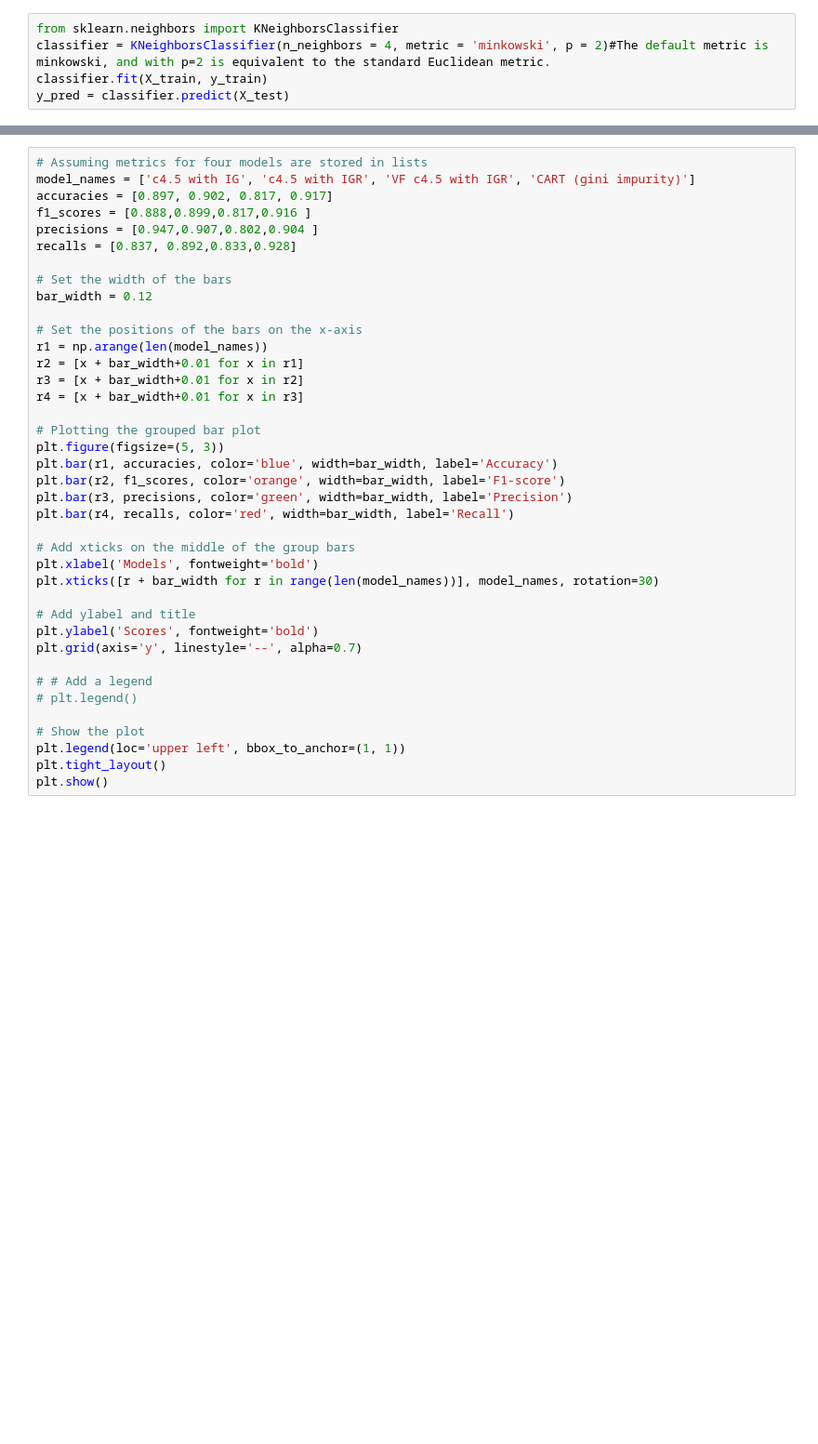
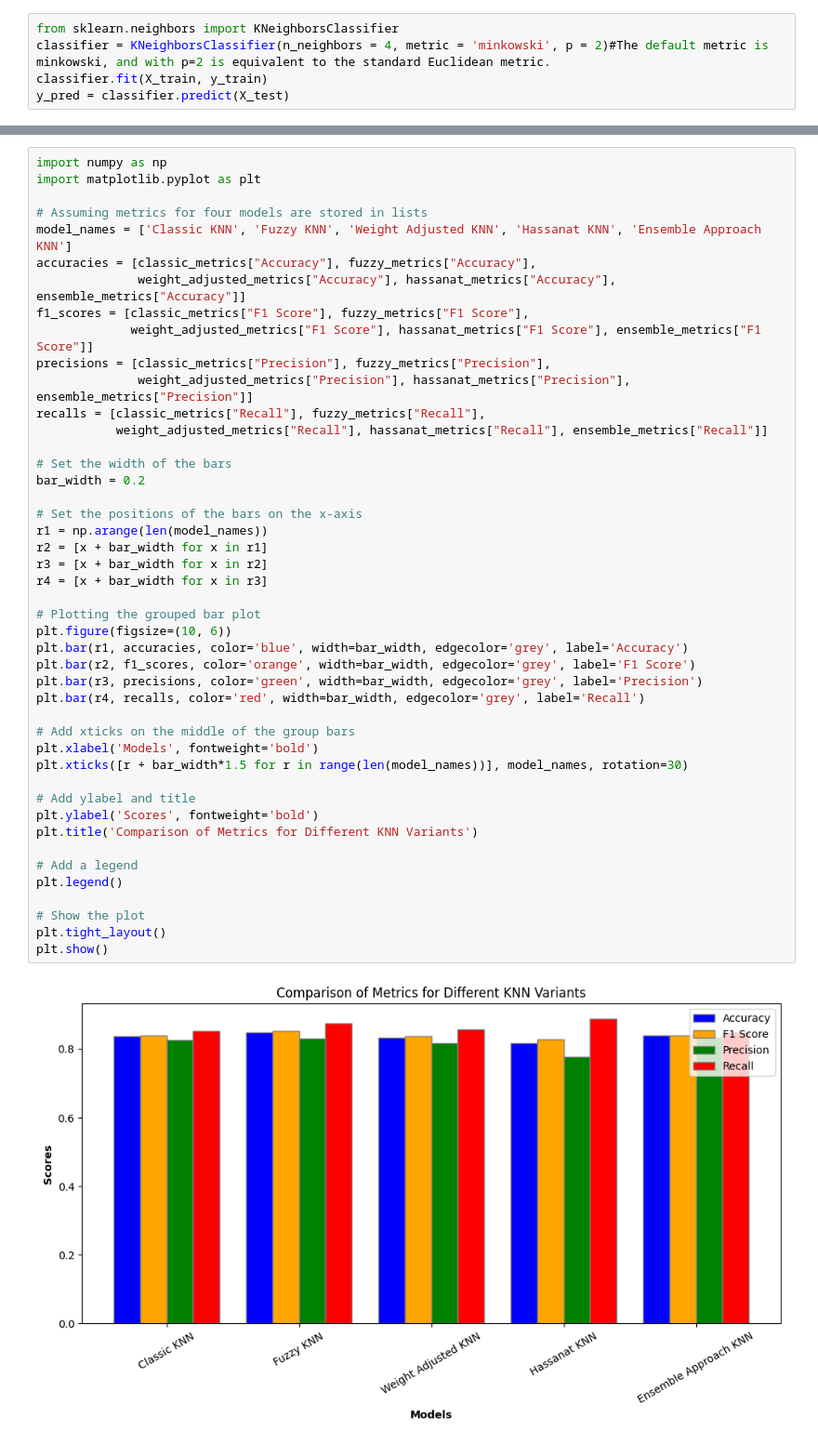
Before and after one commit to mit-riya/Phishing-URL-Detection, a Jupyter notebook: knn-algorithms.ipynb, the cells around one changed output, grey strips where cells are left out. Shown at 93% size. Drawn from its saved outputs; the diff is of its cells as text; blank space fills up the shorter version.

```diff
--- a/knn-algorithms.ipynb
+++ b/knn-algorithms.ipynb
@@ -714,39 +698,47 @@ print(precision_score(y_test, y_pred))
 # %%
+import numpy as np
+import matplotlib.pyplot as plt
+
 # Assuming metrics for four models are stored in lists
-model_names = ['c4.5 with IG', 'c4.5 with IGR', 'VF c4.5 with IGR', 'CART (gini impurity)']
-accuracies = [0.897, 0.902, 0.817, 0.917]
-f1_scores = [0.888,0.899,0.817,0.916 ]
-precisions = [0.947,0.907,0.802,0.904 ]
-recalls = [0.837, 0.892,0.833,0.928]
+model_names = ['Classic KNN', 'Fuzzy KNN', 'Weight Adjusted KNN', 'Hassanat KNN', 'Ensemble Approach KNN']
+accuracies = [classic_metrics["Accuracy"], fuzzy_metrics["Accuracy"],
+              weight_adjusted_metrics["Accuracy"], hassanat_metrics["Accuracy"], ensemble_metrics["Accuracy"]]
+f1_scores = [classic_metrics["F1 Score"], fuzzy_metrics["F1 Score"],
+             weight_adjusted_metrics["F1 Score"], hassanat_metrics["F1 Score"], ensemble_metrics["F1 Score"]]
+precisions = [classic_metrics["Precision"], fuzzy_metrics["Precision"],
+              weight_adjusted_metrics["Precision"], hassanat_metrics["Precision"], ensemble_metrics["Precision"]]
+recalls = [classic_metrics["Recall"], fuzzy_metrics["Recall"],
+           weight_adjusted_metrics["Recall"], hassanat_metrics["Recall"], ensemble_metrics["Recall"]]
 
 # Set the width of the bars
-bar_width = 0.12
+bar_width = 0.2
 
 # Set the positions of the bars on the x-axis
 r1 = np.arange(len(model_names))
-r2 = [x + bar_width+0.01 for x in r1]
-r3 = [x + bar_width+0.01 for x in r2]
-r4 = [x + bar_width+0.01 for x in r3]
+r2 = [x + bar_width for x in r1]
+r3 = [x + bar_width for x in r2]
+r4 = [x + bar_width for x in r3]
 
 # Plotting the grouped bar plot
-plt.figure(figsize=(5, 3))
-plt.bar(r1, accuracies, color='blue', width=bar_width, label='Accuracy')
-plt.bar(r2, f1_scores, color='orange', width=bar_width, label='F1-score')
-plt.bar(r3, precisions, color='green', width=bar_width, label='Precision')
-plt.bar(r4, recalls, color='red', width=bar_width, label='Recall')
+plt.figure(figsize=(10, 6))
+plt.bar(r1, accuracies, color='blue', width=bar_width, edgecolor='grey', label='Accuracy')
+plt.bar(r2, f1_scores, color='orange', width=bar_width, edgecolor='grey', label='F1 Score')
+plt.bar(r3, precisions, color='green', width=bar_width, edgecolor='grey', label='Precision')
+plt.bar(r4, recalls, color='red', width=bar_width, edgecolor='grey', label='Recall')
 
 # Add xticks on the middle of the group bars
 plt.xlabel('Models', fontweight='bold')
-plt.xticks([r + bar_width for r in range(len(model_names))], model_names, rotation=30)
+plt.xticks([r + bar_width*1.5 for r in range(len(model_names))], model_names, rotation=30)
 
 # Add ylabel and title
 plt.ylabel('Scores', fontweight='bold')
-plt.grid(axis='y', linestyle='--', alpha=0.7)
+plt.title('Comparison of Metrics for Different KNN Variants')
 
-# # Add a legend
-# plt.legend()
+# Add a legend
+plt.legend()
 
 # Show the plot
-plt.legend(loc='upper left', bbox_to_anchor=(1, 1))
 plt.tight_layout()
 plt.show()
+# %% [output]
+[figure, added]
```
Also changed, not shown: parts of 19 cells of this notebook.
